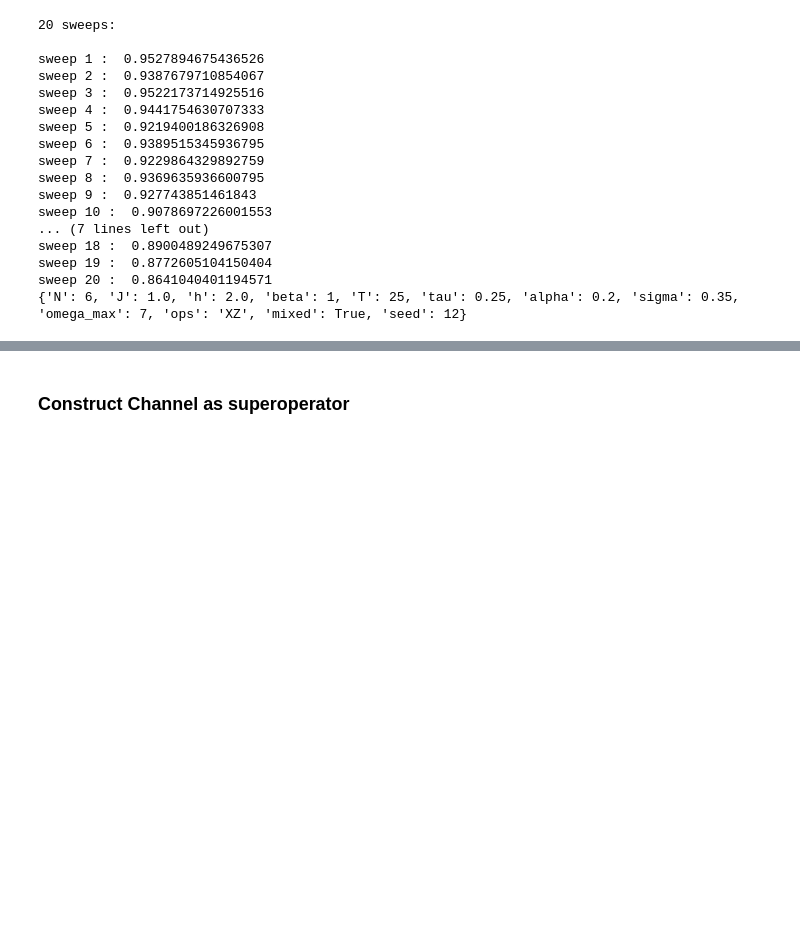
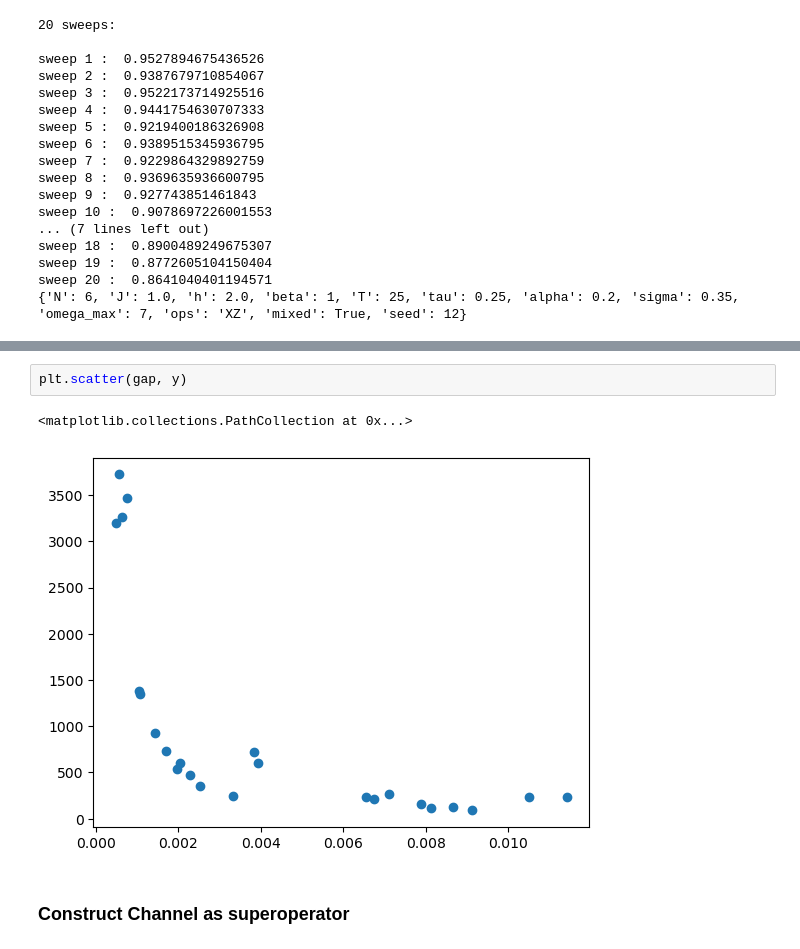
Before and after one commit to gabrielmaresch/groundstate_prep, a Jupyter notebook: playground.ipynb, the cells around one changed output, grey strips where cells are left out. Saved outputs shown, nothing was run; the diff lists cells and outputs as text; blank space fills up the shorter version.

```diff
--- a/playground.ipynb
+++ b/playground.ipynb
@@ -167,2 +223,7 @@ sweep 20 :  0.8641040401194571
+# %%
+plt.scatter(gap, y)
+# %% [output]
+<matplotlib.collections.PathCollection at 0x...>
+[figure, added]
 # %% [markdown]
 ### Construct Channel as superoperator ###
```
Also changed, not shown: parts of 4 cells of this notebook, 7 other files.
